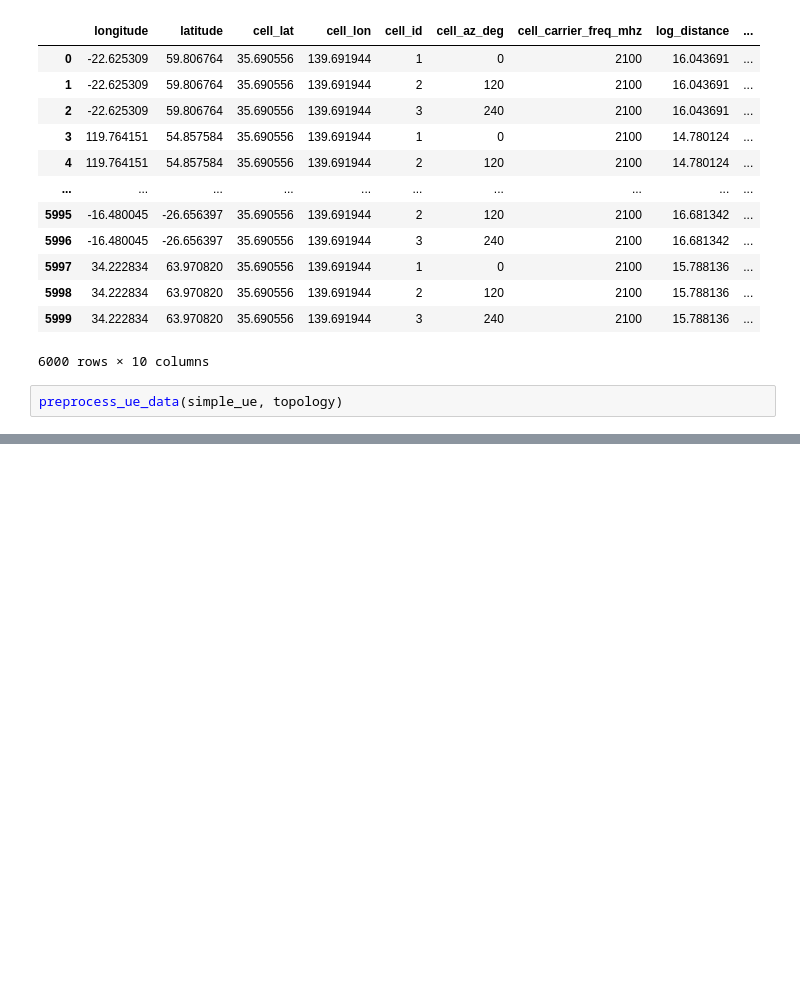
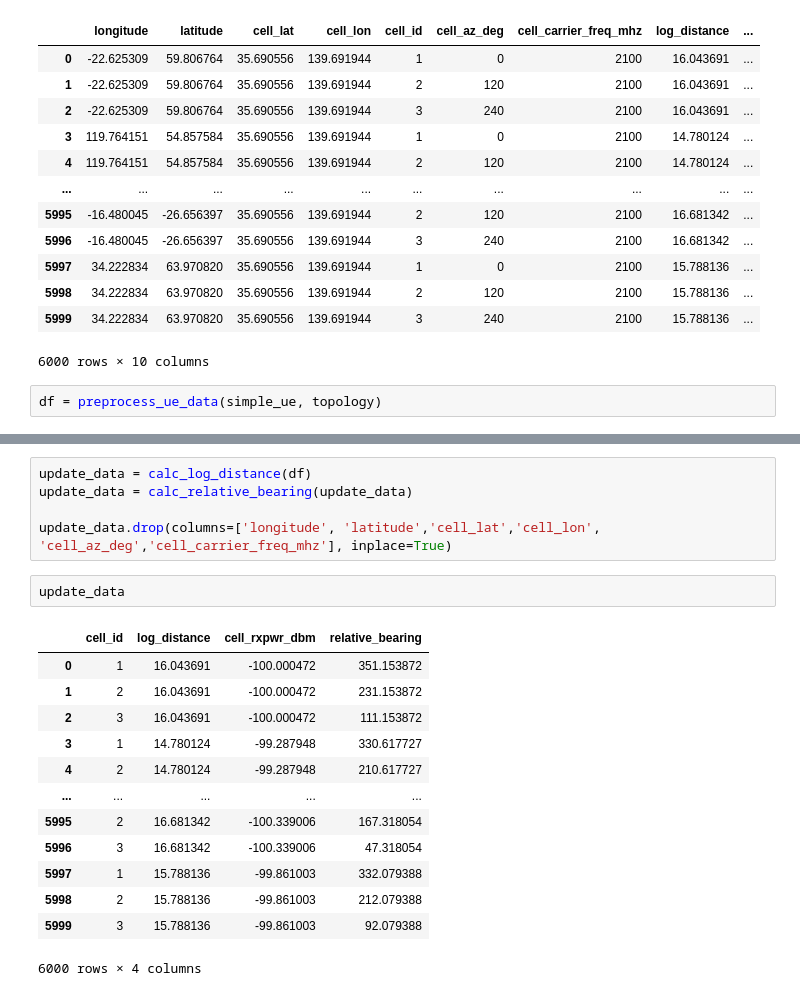
Before and after one commit to tanzim10/maveric, a Jupyter notebook: notebooks/debug_mro.ipynb, the cells around one changed output, grey strips where cells are left out. Cells and saved outputs as stored; diff of their text form; blank space fills up the shorter version.

```diff
--- a/notebooks/debug_mro.ipynb
+++ b/notebooks/debug_mro.ipynb
@@ -148,4 +173,4 @@ cartesian_df
 | 5999 | 34.222834 | 63.970820 | 35.690556 | 139.691944 | 3 | 240 | 2100 | 15.788136 | ... |
 6000 rows × 10 columns
 # %%
-preprocess_ue_data(simple_ue, topology)
+df = preprocess_ue_data(simple_ue, topology)
@@ -165,0 +197,21 @@ preprocess_ue_data(simple_ue, topology)
+# %%
+update_data = calc_log_distance(df)
+update_data = calc_relative_bearing(update_data)
+
+update_data.drop(columns=['longitude', 'latitude','cell_lat','cell_lon', 'cell_az_deg','cell_carrier_freq_mhz'], inplace=True)
+# %%
+update_data
+# %% [output]
+|  | cell_id | log_distance | cell_rxpwr_dbm | relative_bearing |
+| 0 | 1 | 16.043691 | -100.000472 | 351.153872 |
+| 1 | 2 | 16.043691 | -100.000472 | 231.153872 |
+| 2 | 3 | 16.043691 | -100.000472 | 111.153872 |
+| 3 | 1 | 14.780124 | -99.287948 | 330.617727 |
+| 4 | 2 | 14.780124 | -99.287948 | 210.617727 |
+| ... | ... | ... | ... | ... |
+| 5995 | 2 | 16.681342 | -100.339006 | 167.318054 |
+| 5996 | 3 | 16.681342 | -100.339006 | 47.318054 |
+| 5997 | 1 | 15.788136 | -99.861003 | 332.079388 |
+| 5998 | 2 | 15.788136 | -99.861003 | 212.079388 |
+| 5999 | 3 | 15.788136 | -99.861003 | 92.079388 |
+6000 rows × 4 columns
```
Also changed, not shown: parts of 9 cells of this notebook, 3 other files.
